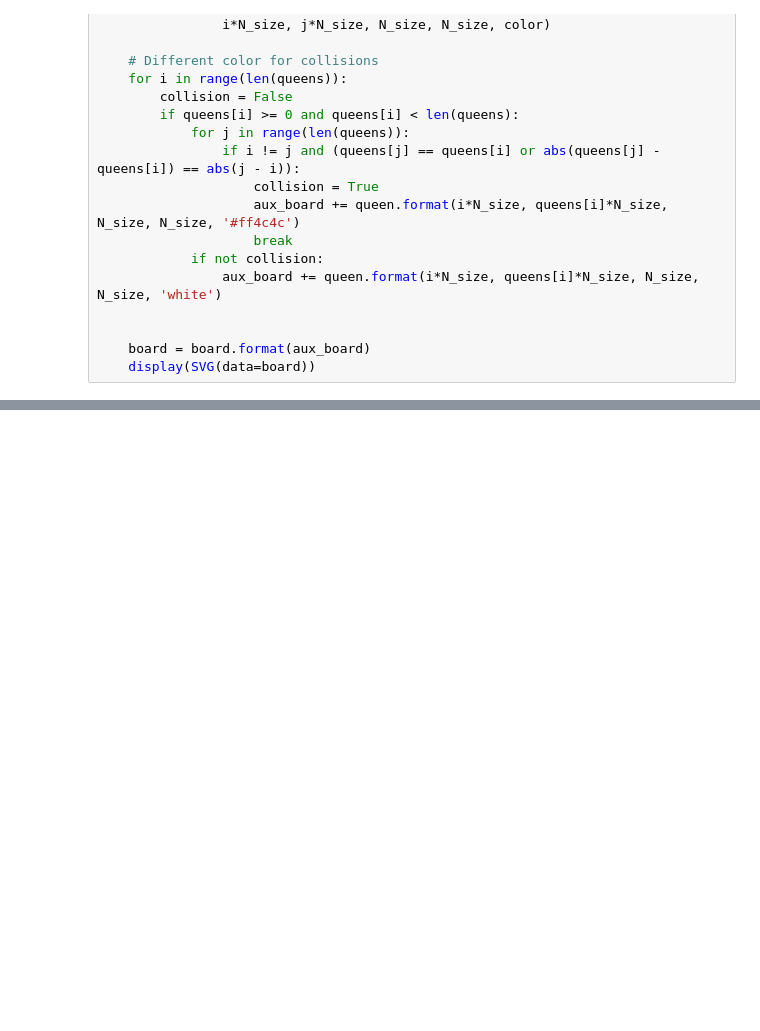
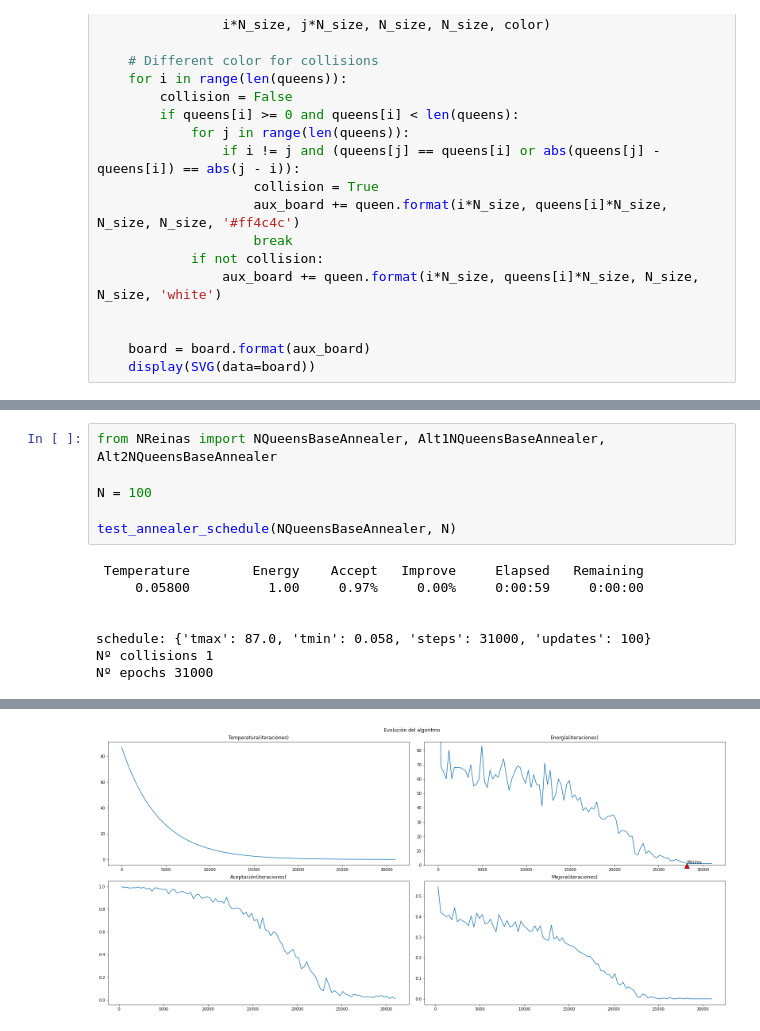
Before and after one commit to johacks/bibm, a Jupyter notebook: RS/Tablero.ipynb, the cells around one changed output, grey strips where cells are left out. Saved outputs shown, nothing was run; the diff lists cells and outputs as text; blank space fills up the shorter version.

```diff
--- a/RS/Tablero.ipynb
+++ b/RS/Tablero.ipynb
@@ -75,0 +74,14 @@ Nº epochs 5
+# %%
+from NReinas import NQueensBaseAnnealer, Alt1NQueensBaseAnnealer, Alt2NQueensBaseAnnealer
+
+N = 100
+
+test_annealer_schedule(NQueensBaseAnnealer, N)
+# %% [output]
+ Temperature        Energy    Accept   Improve     Elapsed   Remaining
+     0.05800          1.00     0.97%     0.00%     0:00:59     0:00:00
+
+
+schedule: {'tmax': 87.0, 'tmin': 0.058, 'steps': 31000, 'updates': 100}
+Nº collisions 1
+Nº epochs 31000
@@ -75,0 +89 @@ Nº epochs 5
+[figure, added]
```
Also changed, not shown: parts of 7 cells of this notebook, 7 other files.
